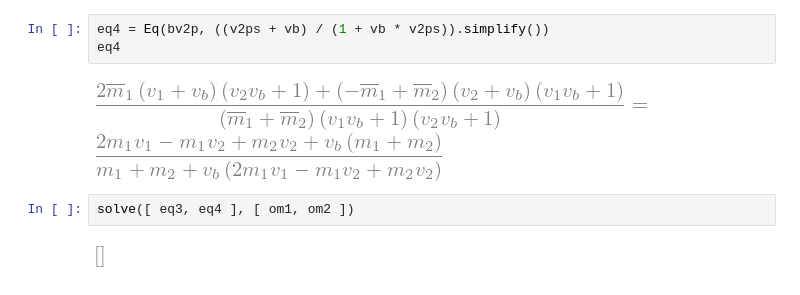
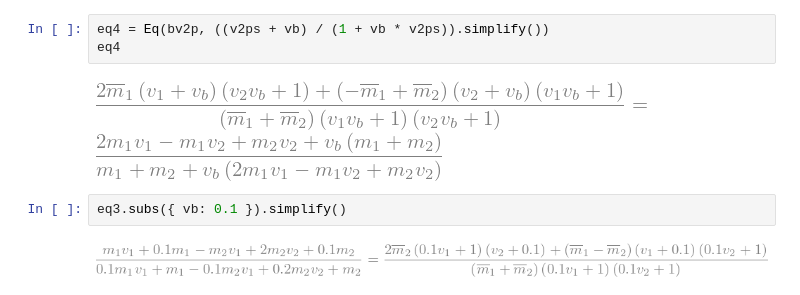
Before and after one commit to indutny/gr, a Jupyter notebook: notebooks/four-momentum.ipynb, the cells around one changed output. Drawn from its saved outputs; the diff is of its cells as text.

```diff
--- a/notebooks/four-momentum.ipynb
+++ b/notebooks/four-momentum.ipynb
@@ -47,7 +55,7 @@ eq4 = Eq(bv2p, ((v2ps + vb) / (1 + vb * v2ps)).simplify())
 eq4
 # %% [output]
 [figure]
-# %%
-solve([ eq3, eq4 ], [ om1, om2 ])
-# %% [output]
-[figure, removed]
+# %%
+eq3.subs({ vb: 0.1 }).simplify()
+# %% [output]
+[figure, added]
```
Also changed, not shown: parts of 4 cells of this notebook.
